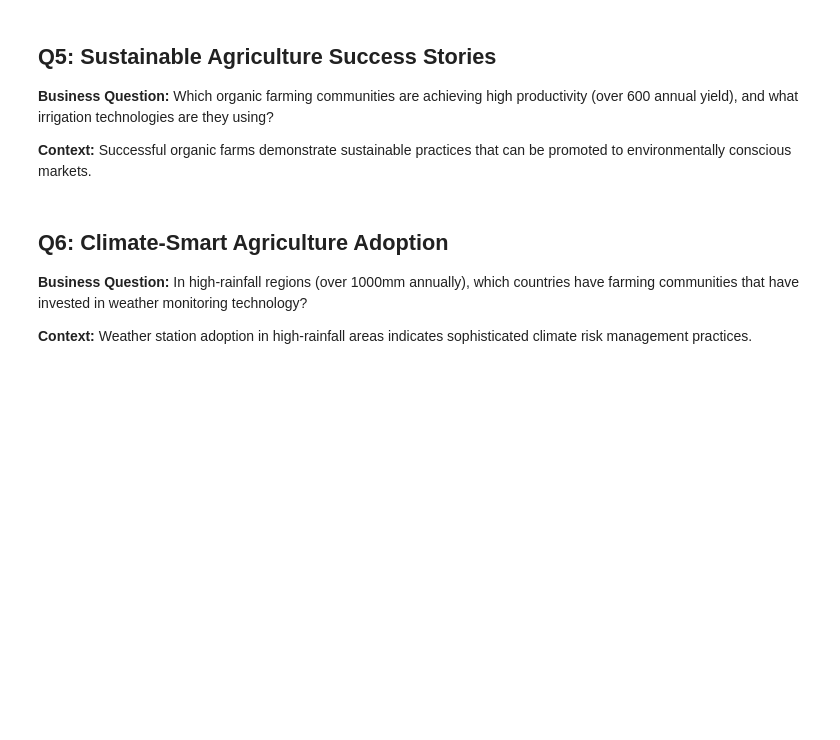
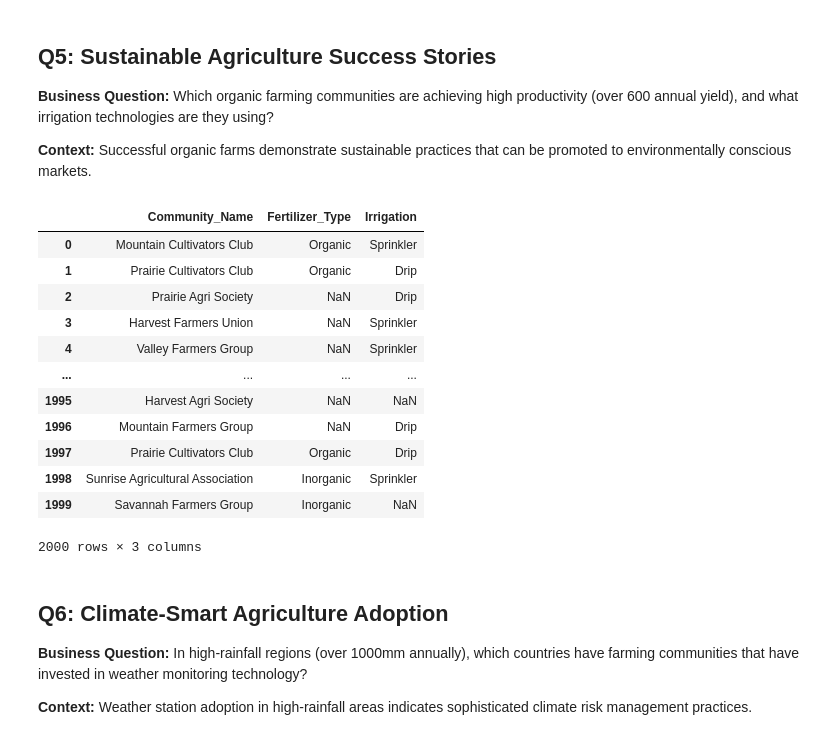
Before and after one commit to lekoundanmgedeon/data-preprocessing-daily-reports, a Jupyter notebook: assignements/A1_data_prep/Assignment_01.ipynb, the cells around one changed output. Cells and saved outputs as stored; diff of their text form; code cells hidden in the pictures; blank space fills up the shorter version.

```diff
--- a/assignements/A1_data_prep/Assignment_01.ipynb
+++ b/assignements/A1_data_prep/Assignment_01.ipynb
@@ -345,6 +464,26 @@ For each question below, provide the Python pandas code and provide a key insigh
 **Business Question:** Which organic farming communities are achieving high productivity (over 600 annual yield), and what irrigation technologies are they using?
 
 **Context:** Successful organic farms demonstrate sustainable practices that can be promoted to environmentally conscious markets.
+# %%
+sustainable_agriculture = africa_agriculture_data[
+    (africa_agriculture_data['Fertilizer_Type']=='Organic')
+     &africa_agriculture_data['Annual_Yield']<600][['Community_Name', 'Fertilizer_Type', 'Irrigation']]
+# %%
+sustainable_agriculture
+# %% [output]
+|  | Community_Name | Fertilizer_Type | Irrigation |
+| 0 | Mountain Cultivators Club | Organic | Sprinkler |
+| 1 | Prairie Cultivators Club | Organic | Drip |
+| 2 | Prairie Agri Society | NaN | Drip |
+| 3 | Harvest Farmers Union | NaN | Sprinkler |
+| 4 | Valley Farmers Group | NaN | Sprinkler |
+| ... | ... | ... | ... |
+| 1995 | Harvest Agri Society | NaN | NaN |
+| 1996 | Mountain Farmers Group | NaN | Drip |
+| 1997 | Prairie Cultivators Club | Organic | Drip |
+| 1998 | Sunrise Agricultural Association | Inorganic | Sprinkler |
+| 1999 | Savannah Farmers Group | Inorganic | NaN |
+2000 rows × 3 columns
 # %% [markdown]
 ## Q6: Climate-Smart Agriculture Adoption
 **Business Question:** In high-rainfall regions (over 1000mm annually), which countries have farming communities that have invested in weather monitoring technology?
```
Also changed, not shown: parts of 18 cells of this notebook.
